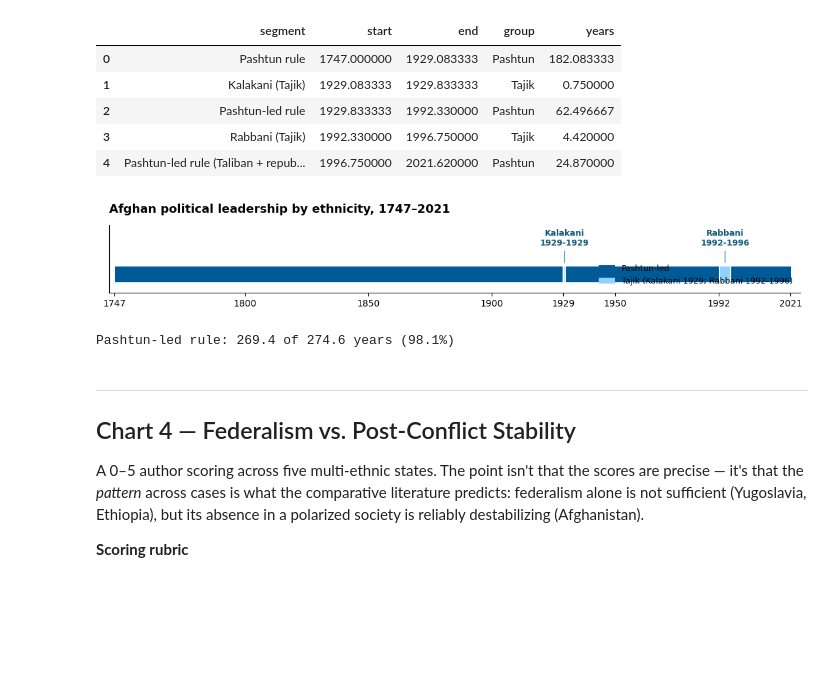
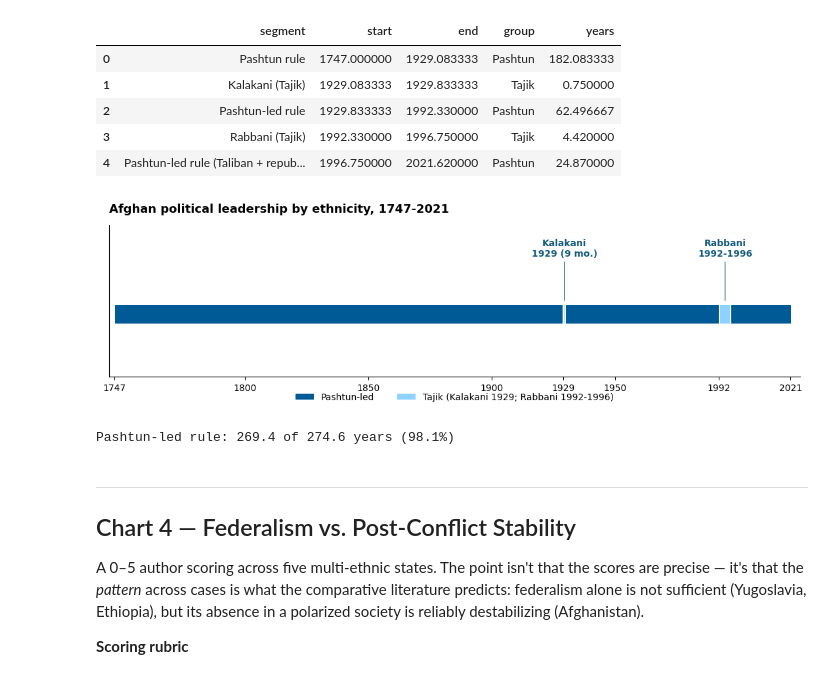
Before and after one commit to mahmad100/ahmadi-research-data, a Jupyter notebook: One Country Too Many Nations/Afghanistan_Data.ipynb, the cells around one changed output. Saved outputs shown, nothing was run; the diff lists cells and outputs as text; code cells hidden in the pictures; blank space fills up the shorter version.

```diff
--- a/One Country Too Many Nations/Afghanistan_Data.ipynb
+++ b/One Country Too Many Nations/Afghanistan_Data.ipynb
@@ -336,9 +338,9 @@ PEAKS = [
     (585, 420), (520, 460), (440, 495), (360, 525), (280, 540),
 ]
 
-fig, ax = plt.subplots(figsize=(11, 8.5))
+fig, ax = plt.subplots(figsize=(11, 9.5))
 ax.set_xlim(-15, 1040)
-ax.set_ylim(950, 70)  # invert y so the country renders right-side-up
+ax.set_ylim(995, 60)  # invert y so the country renders right-side-up; extra room top + bottom
 ax.set_aspect('equal')
 ax.axis('off')
 
@@ -365,7 +367,7 @@ for px, py in PEAKS:
     ax.add_patch(tri); tri.set_clip_path(country_patch)
 
 # Hindu Kush range label, rotated along the spine
-ax.text(595, 395, 'HINDU  KUSH', fontsize=11, fontweight='700',
+ax.text(595, 395, 'HINDU   KUSH', fontsize=12, fontweight='700',
         color='#1f2937', rotation=22, rotation_mode='anchor', zorder=5)
 
 # City markers and labels
@@ -388,7 +390,7 @@ for name, lat, lon, is_capital in CITIES:
 # Bordering country labels (italic, light grey)
 borders = [
     ('IRAN',         20, 540, 12),
-    ('PAKISTAN',    600, 935, 14),
+    ('PAKISTAN',    600, 970, 14),
     ('TURKMENISTAN',170, 130, 10),
     ('UZBEKISTAN',  370, 130, 10),
     ('TAJIKISTAN',  540, 115, 10),
@@ -404,8 +406,8 @@ handles = [Patch(facecolor=row['color'], edgecolor=row['color'], alpha=0.70,
                  label=f"{row['group']} (~{row['share_pct']}%)")
            for _, row in ethnic.iterrows()]
 handles.append(Patch(facecolor='#1f2937', edgecolor='none', alpha=0.85, label='Hindu Kush range'))
-ax.legend(handles=handles, loc='lower center', bbox_to_anchor=(0.5, -0.02),
-          ncol=4, frameon=False, fontsize=9.5, columnspacing=1.6, handlelength=1.2)
+ax.legend(handles=handles, loc='upper center', bbox_to_anchor=(0.5, -0.01),
+          ncol=4, frameon=False, fontsize=10, columnspacing=2.0, handlelength=1.3)
 
 plt.tight_layout()
 plt.show()
@@ -446,43 +448,49 @@ timeline
 | 3 | Rabbani (Tajik) | 1992.330000 | 1996.750000 | Tajik | 4.420000 |
 | 4 | Pashtun-led rule (Taliban + repub... | 1996.750000 | 2021.620000 | Pashtun | 24.870000 |
 # %%
-fig, ax = plt.subplots(figsize=(11, 1.9))
+fig, ax = plt.subplots(figsize=(11, 3.4))
 group_colors = {'Pashtun': BRAND['blue_main'], 'Tajik': BRAND['blue_light']}
 
 for _, row in timeline.iterrows():
-    ax.barh(0, row['years'], left=row['start'], height=0.55,
+    ax.barh(0, row['years'], left=row['start'], height=0.45,
             color=group_colors[row['group']], edgecolor='white', linewidth=1.4)
 
-# Annotate Tajik exceptions with leader lines
+# Annotate Tajik exceptions with leader lines pointing UP, well clear of the bar
+labels = {
+    'Kalakani': 'Kalakani\n1929 (9 mo.)',
+    'Rabbani':  'Rabbani\n1992-1996',
+}
 for _, row in timeline.iterrows():
     if row['group'] == 'Tajik':
         name = row['segment'].split('(')[0].strip()
         center = row['start'] + row['years']/2
-        ax.annotate(f"{name}\n{int(row['start'])}-{int(row['end'])}",
-                    xy=(center, 0.32),
-                    xytext=(center, 0.95),
-                    ha='center', fontsize=9, color=BRAND['title_blue'], fontweight='600',
-                    arrowprops=dict(arrowstyle='-', color=BRAND['title_blue'], lw=0.8))
+        ax.annotate(labels.get(name, name),
+                    xy=(center, 0.27),
+                    xytext=(center, 1.30),
+                    ha='center', fontsize=10, color=BRAND['title_blue'], fontweight='600',
+                    arrowprops=dict(arrowstyle='-', color=BRAND['title_blue'], lw=0.9))
 
 ax.set_xlim(1745, 2025)
-ax.set_ylim(-0.6, 1.6)
+ax.set_ylim(-1.4, 2.0)
 ax.set_yticks([])
 ax.set_xticks([1747, 1800, 1850, 1900, 1929, 1950, 1992, 2021])
-ax.set_title('Afghan political leadership by ethnicity, 1747–2021')
+ax.set_title('Afghan political leadership by ethnicity, 1747-2021')
 
+# Legend below the bar so it never overlaps the timeline itself
 ax.legend(handles=[Patch(facecolor=BRAND['blue_main'],  label='Pashtun-led'),
                    Patch(facecolor=BRAND['blue_light'], label='Tajik (Kalakani 1929; Rabbani 1992-1996)')],
-          loc='lower right', frameon=False, fontsize=9)
+          loc='upper center', bbox_to_anchor=(0.5, -0.05), ncol=2,
+          frameon=False, fontsize=10, columnspacing=2.5)
 ax.grid(False)
 plt.tight_layout()
 plt.show()
 
 pashtun_years = timeline[timeline['group']=='Pashtun']['years'].sum()
 total_years   = timeline['years'].sum()
 print(f"\nPashtun-led rule: {pashtun_years:.1f} of {total_years:.1f} years "
       f"({100*pashtun_years/total_years:.1f}%)")
 # %% [output]
-[figure, old version]
+[figure, new version]
 Pashtun-led rule: 269.4 of 274.6 years (98.1%)
 # %% [markdown]
 ---
```
Also changed, not shown: parts of 2 cells of this notebook.
